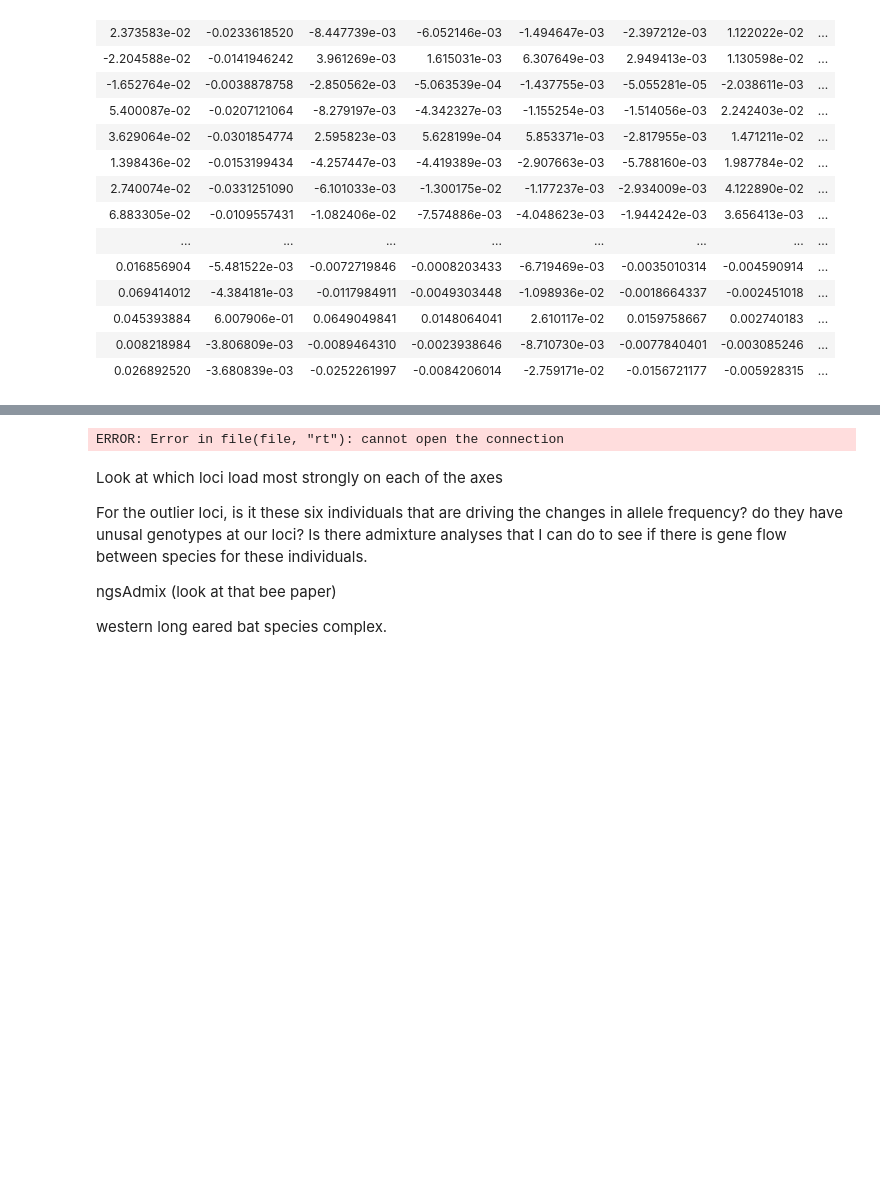
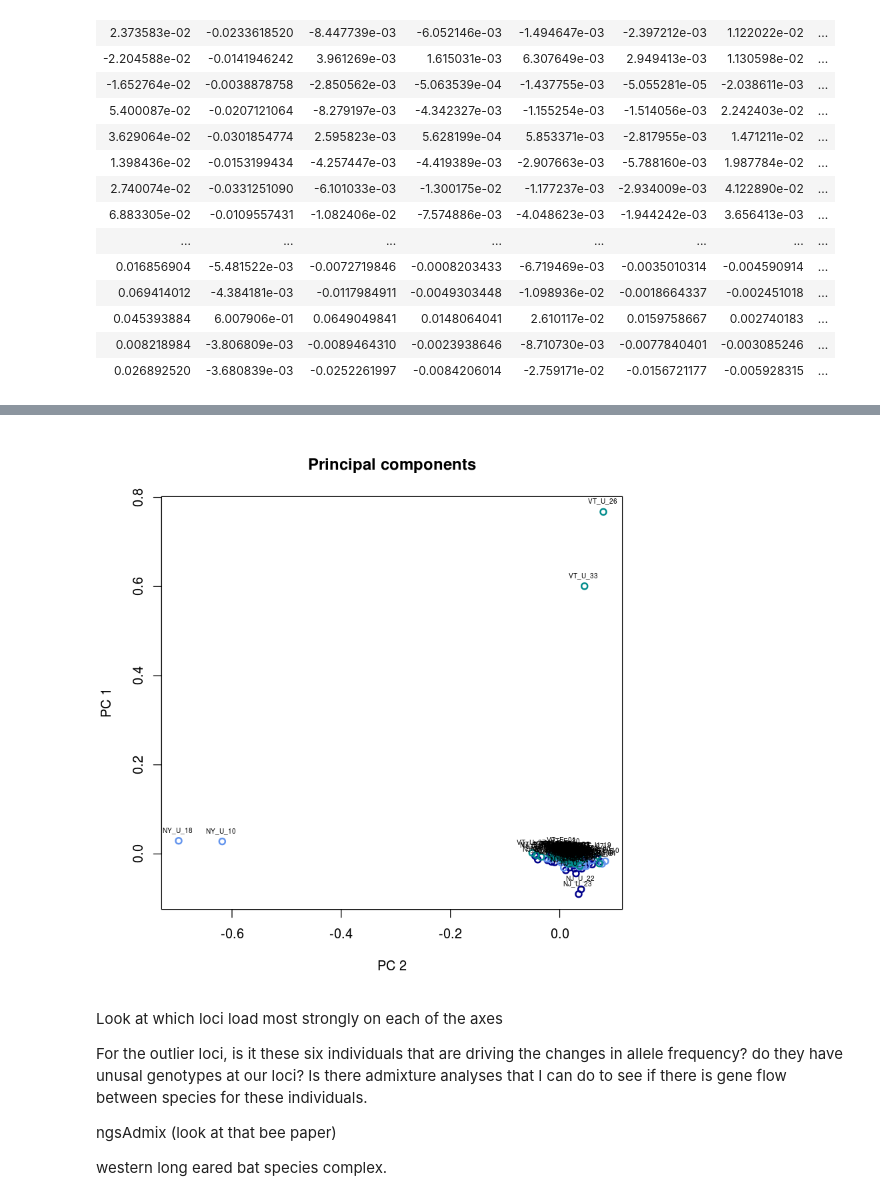
Before and after one commit to sagw/WNS_WGS, a Jupyter notebook: Notebooks/Angsd_all_PCA_graphs.ipynb, the cells around one changed output, grey strips where cells are left out. Cells and saved outputs as stored; diff of their text form; code cells hidden in the pictures; blank space fills up the shorter version.

```diff
--- a/Notebooks/Angsd_all_PCA_graphs.ipynb
+++ b/Notebooks/Angsd_all_PCA_graphs.ipynb
@@ -87,6 +111,6 @@ $vectors
 # %%
 cov =as.matrix(read.table("All_mylu_gl_filt.cov"))
 e = eigen(cov)
-plot(e$vectors[,1:2],lwd=2,ylab="PC 1",xlab="PC 2",main="Principal components",col=pops)
+plot(e$vectors[,1:2],lwd=2,ylab="PC 1",xlab="PC 2",main="Principal components",col=popcols)
 text(e$vectors[,1], e$vectors[,2], pos= 3, cex=0.5, labels=samples1)
 # %% [output]
@@ -95,4 +117,4 @@ Warning message in file(file, "rt"):
-ERROR: Error in file(file, "rt"): cannot open the connection
+[figure, added]
 # %% [markdown]
 Look at which loci load most strongly on each of the axes
 
```
Also changed, not shown: parts of 6 cells of this notebook.
